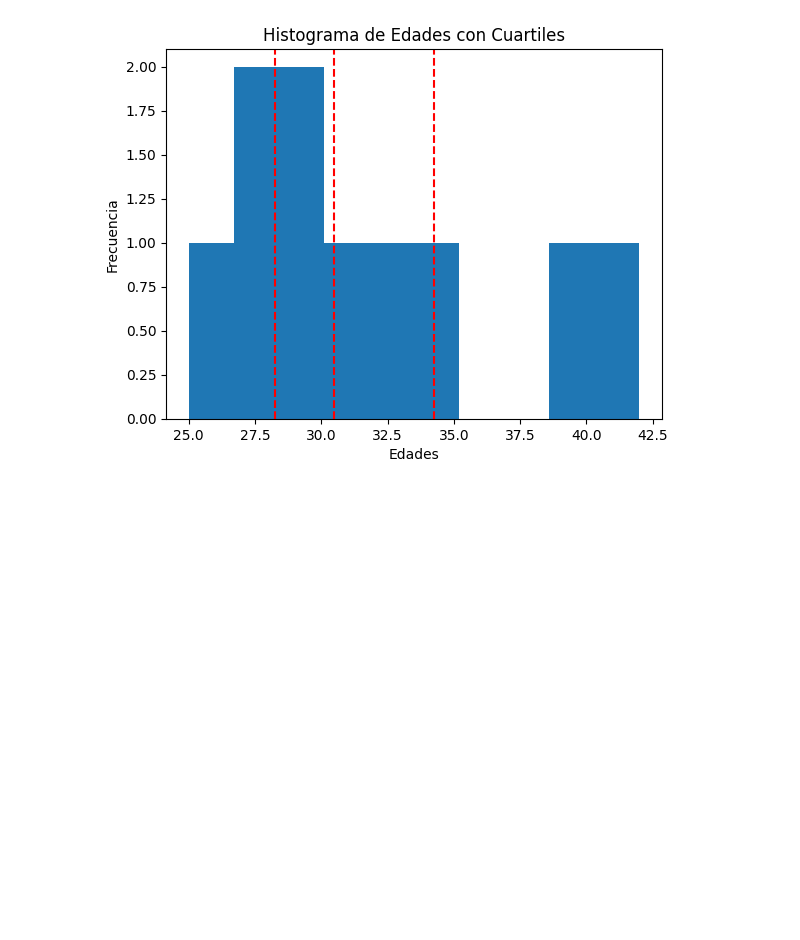
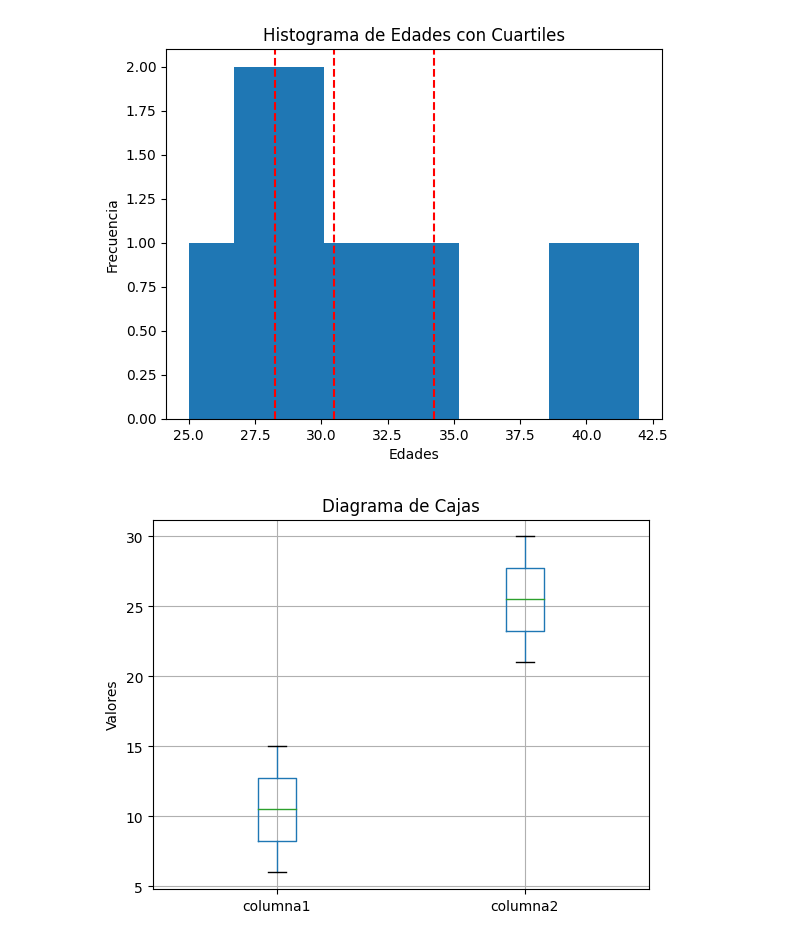
Before and after one commit to gkruiz/SEMI2_Practica1_2024, a Jupyter notebook: estadisticas.ipynb, the cells around one changed output. Saved outputs shown, nothing was run; the diff lists cells and outputs as text; code cells hidden in the pictures; blank space fills up the shorter version.

```diff
--- a/estadisticas.ipynb
+++ b/estadisticas.ipynb
@@ -419,3 +447,23 @@ plt.ylabel('Frecuencia')
 plt.show()
 # %% [output]
 [figure]
+# %%
+import pandas as pd
+import matplotlib.pyplot as plt
+
+# Crear un DataFrame de ejemplo
+data = {'columna1': [10, 7, 13, 9, 11, 15, 6, 12, 8, 14],
+        'columna2': [25, 22, 28, 24, 26, 30, 21, 27, 23, 29]}
+df = pd.DataFrame(data)
+
+# Crear el diagrama de cajas
+df.boxplot()
+
+# Personalizar el gráfico (opcional)
+plt.title('Diagrama de Cajas')
+plt.ylabel('Valores')
+
+# Mostrar el gráfico
+plt.show()
+# %% [output]
+[figure, added]
```
Also changed, not shown: parts of 3 cells of this notebook, 6 other files.
